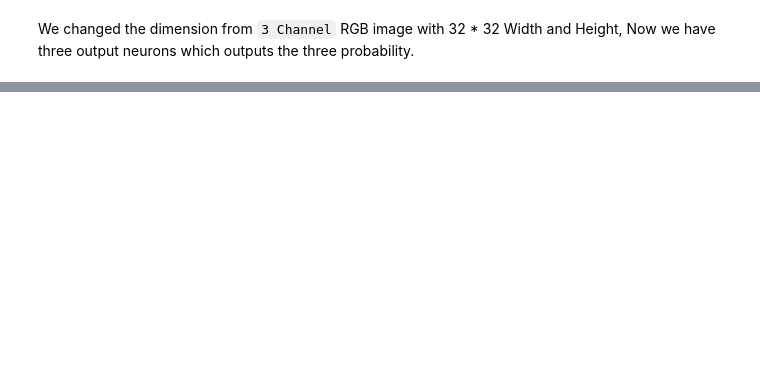
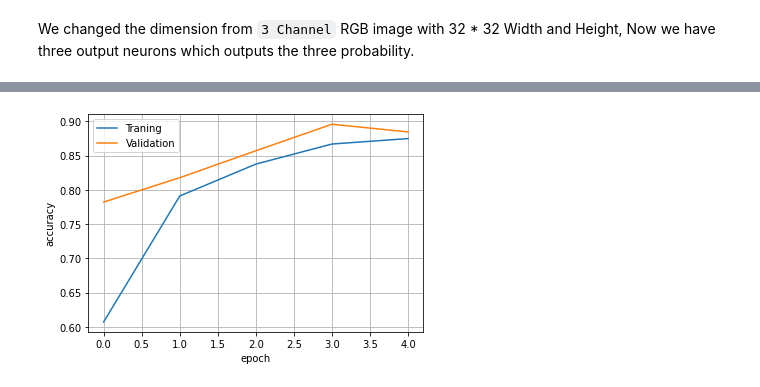
Before and after one commit to PremKumar-V/ML_Projects, a Jupyter notebook: deeplearning_course_project.ipynb, the cells around one changed output, grey strips where cells are left out. Cells and saved outputs as stored; diff of their text form; code cells hidden in the pictures; blank space fills up the shorter version.

```diff
--- a/deeplearning_course_project.ipynb
+++ b/deeplearning_course_project.ipynb
@@ -340,0 +438,9 @@ cnnModelResults = train(model = cnnModel,
+# %%
+%%time
+
+cnnModelResults_2 = train(model = cnnModel,
+                        train_dataloader = train_dl,
+                        test_dataloader = val_dl,
+                        optimizer = optimizer,
+                        loss_fn = loss_fn,
+                        epochs = 10)
@@ -340,0 +460,4 @@ cnnModelResults = train(model = cnnModel,
+# %%
+showResults(cnnModelResults_2, accuracy = True)
+# %% [output]
+[figure, added]
```
Also changed, not shown: parts of 51 cells of this notebook.
